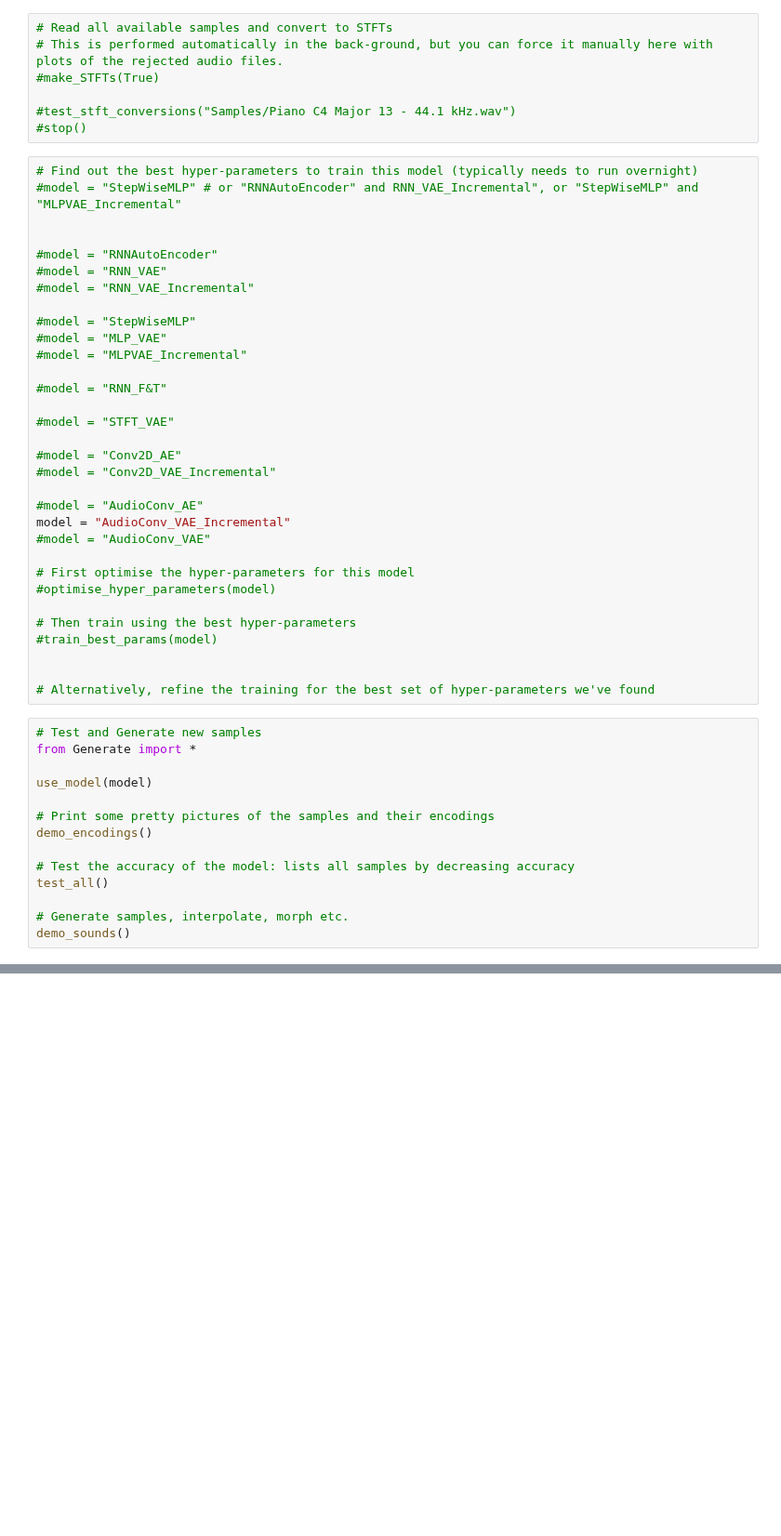
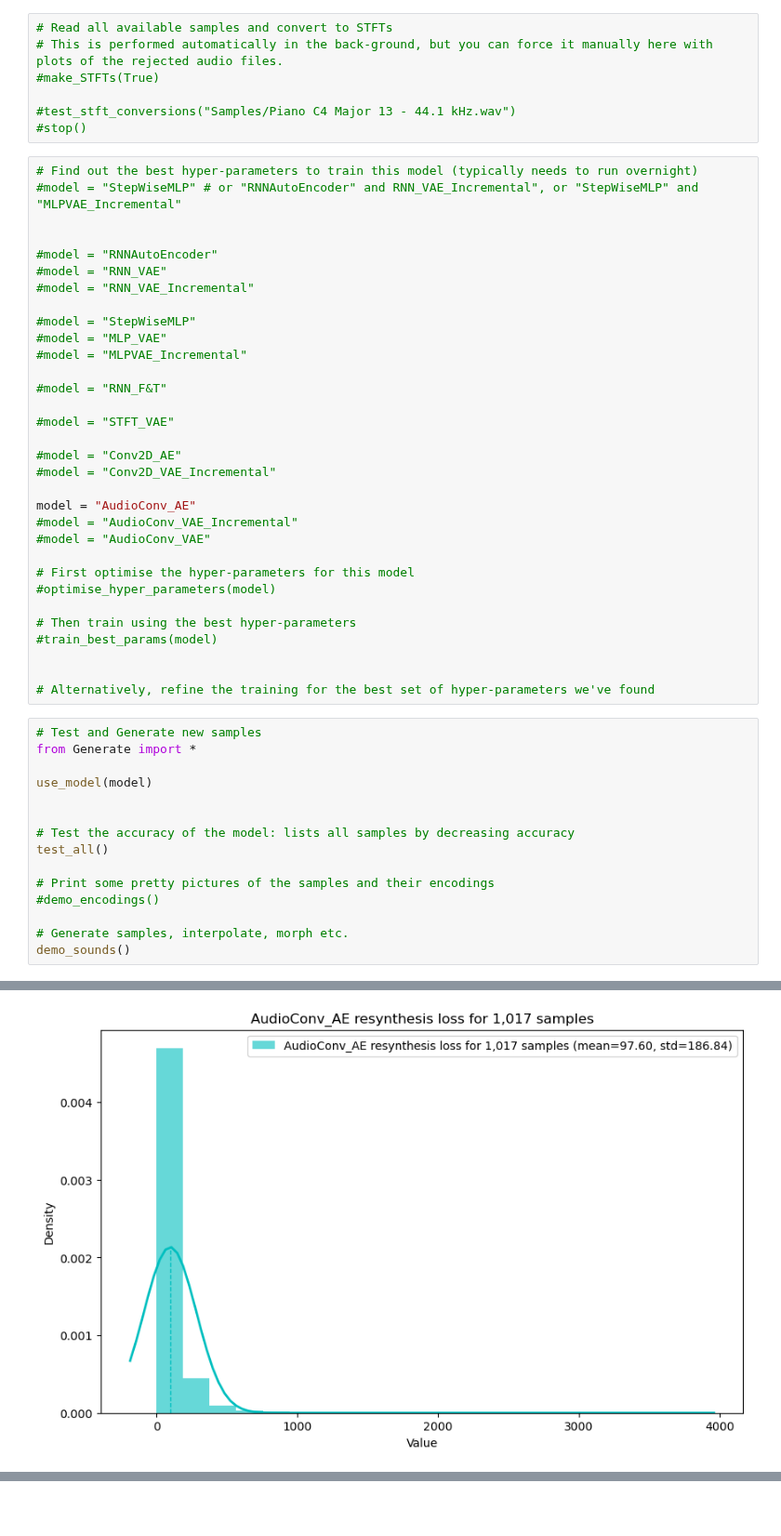
Before and after one commit to RikMaxSpeed/SampleGen, a Jupyter notebook: MakeAndTrain.ipynb, the cells around one changed output, grey strips where cells are left out. Shown at 93% size. Drawn from its saved outputs; the diff is of its cells as text; blank space fills up the shorter version.

```diff
--- a/MakeAndTrain.ipynb
+++ b/MakeAndTrain.ipynb
@@ -103,8 +74,8 @@ Resynth Key Guitar C3.wav: loss=7.84%
 #model = "Conv2D_AE"
 #model = "Conv2D_VAE_Incremental"
 
-#model = "AudioConv_AE"
-model = "AudioConv_VAE_Incremental"
+model = "AudioConv_AE"
+#model = "AudioConv_VAE_Incremental"
 #model = "AudioConv_VAE"
 
 # First optimise the hyper-parameters for this model
@@ -121,11 +92,13 @@ from Generate import *
 
 use_model(model)
 
-# Print some pretty pictures of the samples and their encodings
-demo_encodings()
 
 # Test the accuracy of the model: lists all samples by decreasing accuracy
 test_all()
 
+# Print some pretty pictures of the samples and their encodings
+#demo_encodings()
+
 # Generate samples, interpolate, morph etc.
 demo_sounds()
+# %% [output]
@@ -131,0 +122 @@ demo_sounds()
+[figure, added]
```
Also changed, not shown: parts of 2 cells of this notebook, 5 other files.
